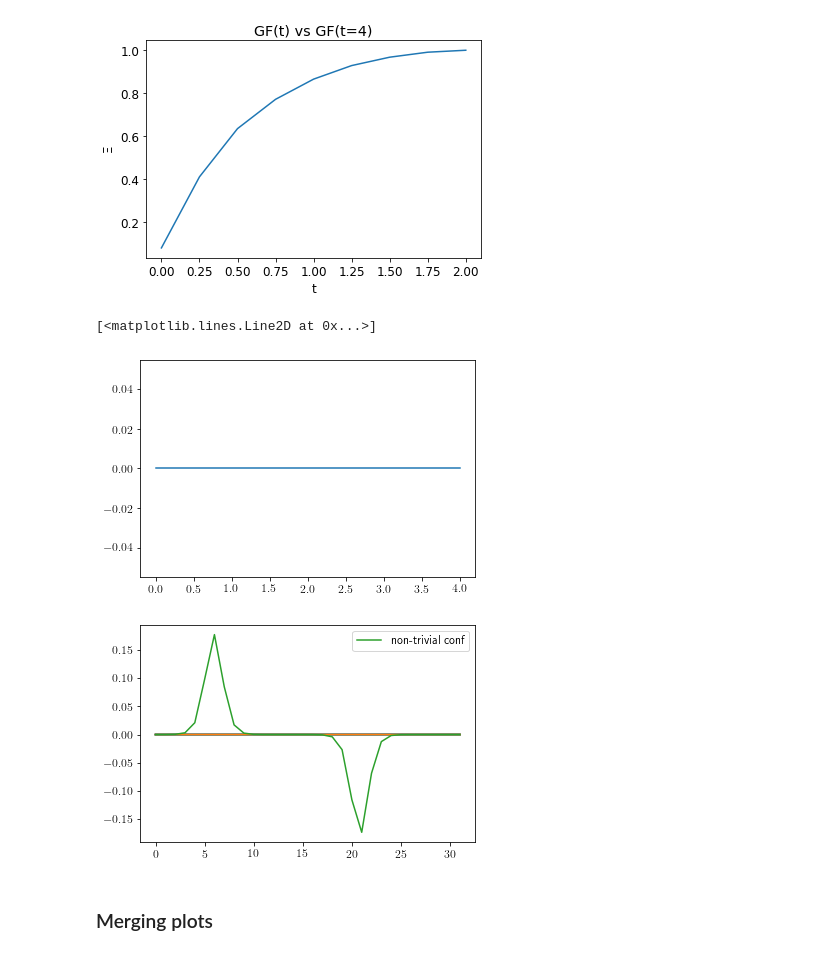
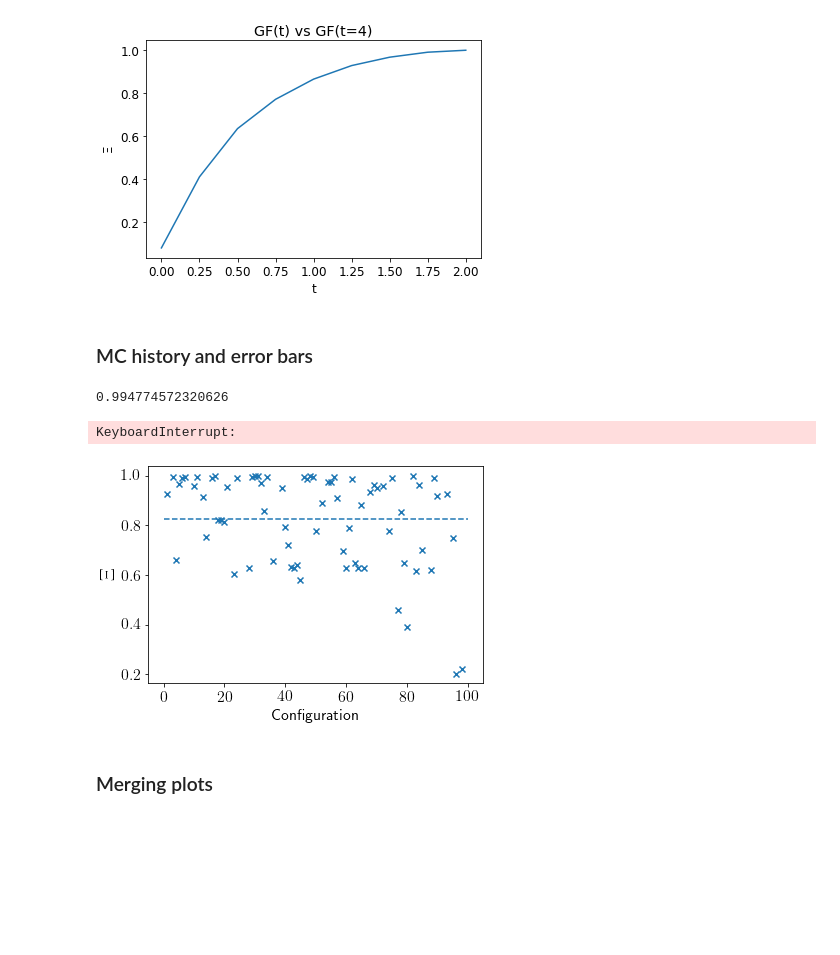
Before and after one commit to Ivan-Soler/AFM, a Jupyter notebook: main.ipynb, the cells around one changed output. Cells and saved outputs as stored; diff of their text form; code cells hidden in the pictures; blank space fills up the shorter version.

```diff
--- a/main.ipynb
+++ b/main.ipynb
@@ -86,36 +96,50 @@ plt.plot(data[1],data[0], label="$t=4.0$")
 plt.savefig(folder+"./GF.pdf")
 # %% [output]
 [figure]
-# %%
-folder="../4x4x4x32/b2p44_new/"
-measure="gf/"
-observable="RPO"
-data=np.loadtxt(folder+measure+observable+".txt")
-#ov_max, susy_max=np.loadtxt(folder+measure+"end_spectrum.txt")
-plt.plot(data[1],data[0], label="$t=4.0$")
-#plt.scatter(susy_max[0],data[0,int(susy_max[1])], color="red", marker="v")
-# %% [output]
-[<matplotlib.lines.Line2D at 0x...>]
-[figure, removed]
-# %%
-importlib.reload(analyzer)
-folder="../4x4x4x32/b2p44_new/gf_afm/"
-t=4
-conf_steps=10
-ov_top_dif,susy_top_dif,conf_tot,susy_tot=analyzer.Topology_dic(folder,threshold)
-for conf in range(conf_start, conf_end, conf_steps):
-    if not susy_tot[str(conf)]:
-        Topology_t="../4x4x4x32/b2p44_new/gf/profile4dt"+str(t)+"c"+str(conf)+"to.dat"
-        density_t,sizes=Read.topology_1d(Topology_t)
-        plt.plot(density_t)
-Topology_t="../4x4x4x32/b2p44_new/gf/profile4dt"+str(t)+"c"+str(10)+"to.dat"
-density_t,sizes=Read.topology_1d(Topology_t)
-plt.plot(density_t, label="non-trivial conf")
-plt.legend(loc="upper right")
-plt.show()
-#plt.savefig(folder+"index/Trivial_AFM_compare.pdf")
-# %% [output]
-[figure, removed]
+# %% [markdown]
+### MC history and error bars
+# %%
+plt.rcParams.update({"text.usetex": True, "font.size": 16})
+# Read dictionary pkl file
+folder_out="../4x4x4x32/b2p44_new/compare_4p0t/"
+for measure in ("gf_afm_4p0t/", "gf_afm_3p0t/", "gf_afm_2p0t/","gf_afm_1p5t/", "gf_afm_1p125t/", "gf_afm_1p0t/","gf_afm_0p75t/", "gf_afm_0p5t/", "gf_afm_0p25t/","gf_afm_0p0t/"):
+    for t in range(0,20):
+        with open(folder_out+measure+"./GM_hist_"+str(t)+".txt", 'rb') as f:
+            #print(folder_out+measure+"./GM_hist_"+str(t)+".txt")
+            GM = pickle.load(f)
+        x=[]
+        GM_mc=[]
+        GM_mean=0
+        variance=0
+        for key in GM:
+            GM_mean+=float(GM[key])
+            x.append(int(key)/10)
+        GM_mean/=len(GM)
+        for key in GM:
+            GM_mc.append(GM[key])
+            variance+=(GM[key]-GM_mean)**2
+        error=np.sqrt(variance)/len(GM)
+        with open(folder_out+measure+"./GM_error_opt_"+str(t)+".txt", 'w') as f:
+            #print(folder_out+measure+"./GM_error_opt.txt")
+            f.write(str(error))
+        plt.scatter(x,GM_mc, marker="x")
+        plt.hlines(GM_mean, xmin=0, xmax=100, linestyle="--")
+        plt.xlabel(r'Configuration')
+        plt.ylabel(r'$$ \mbox{\huge $ \Xi$}$$')
+        plt.xticks(np.arange(0, 120,  step=20))
+        plt.savefig(folder_out+measure+"GM_history_"+str(t)+".pdf",dpi=150, bbox_inches='tight')
+        f=open(folder+measure+"lambda_opt.txt",'r')
+        lamba_string=f.read().split('\n')
+        lambda_opt,index_opt=float(lamba_string[0]), int(float(lamba_string[1]))
+        f.close()
+        if index_opt==t:
+            plt.savefig(folder_out+measure+"GM_history_opt.pdf",dpi=150, bbox_inches='tight')
+            print(GM_mean)
+        plt.close()
+# %% [output]
+0.994774572320626
+KeyboardInterrupt:
+[figure, added]
 # %% [markdown]
 ### Merging plots
 # %%
```
Also changed, not shown: parts of 26 cells of this notebook, 2 other files.
